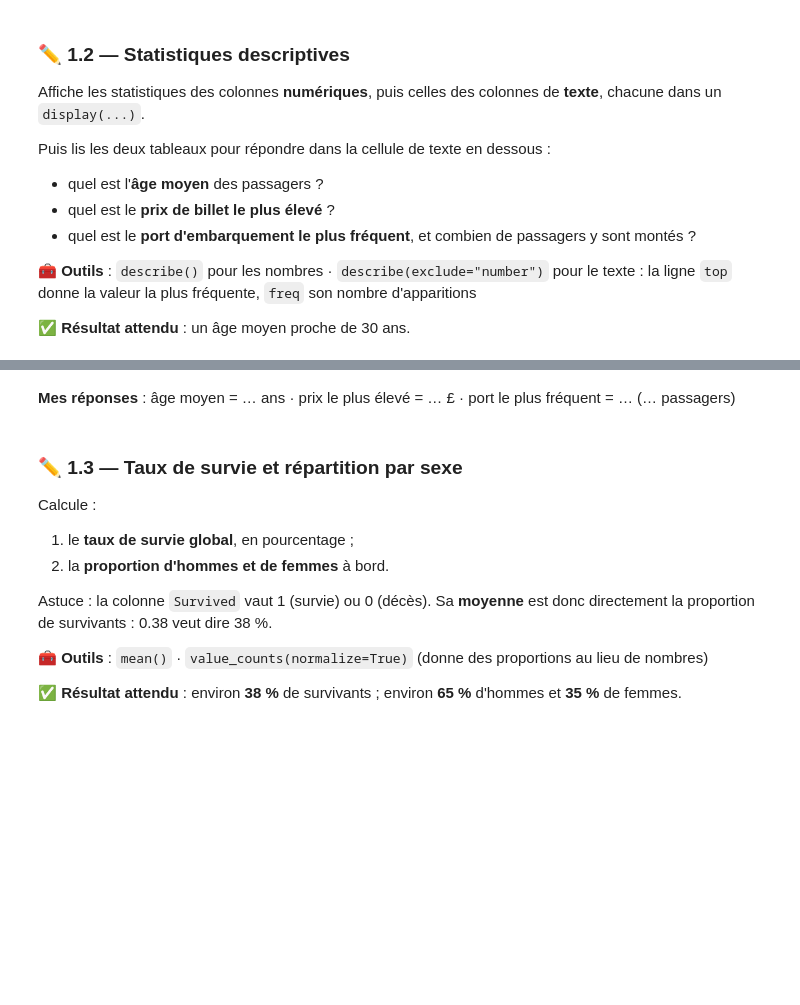
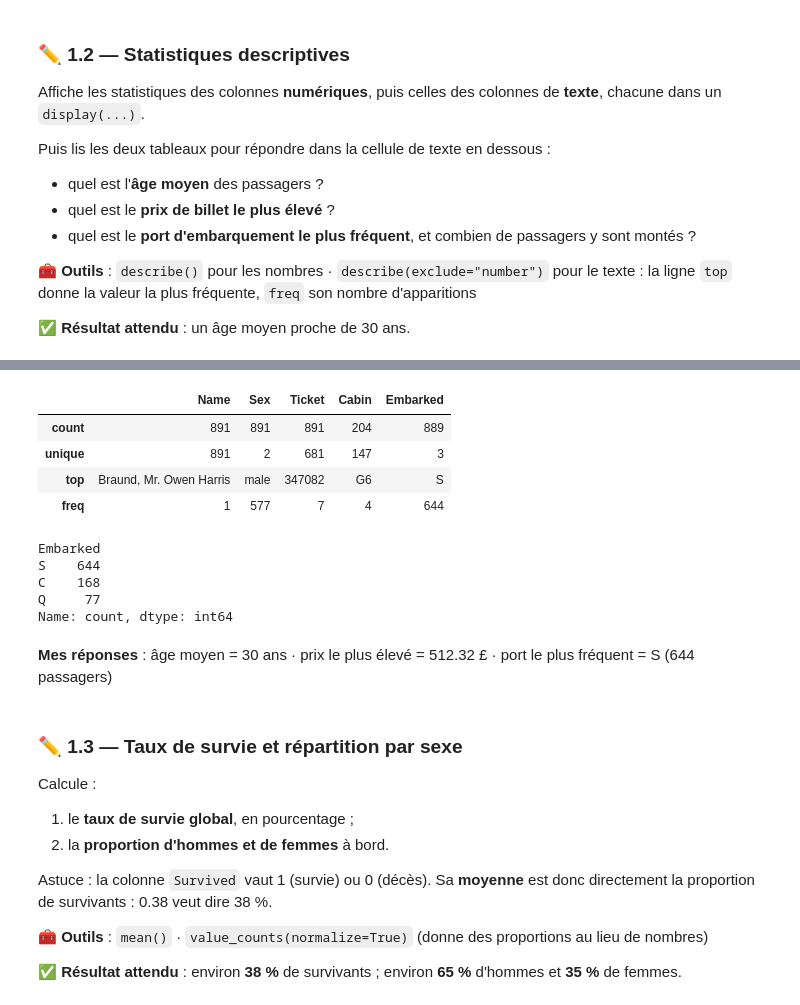
Before and after one commit to DarkSpharx/TitanicDiaaFred, a Jupyter notebook: 2_adapter_pandas_titanic.ipynb, the cells around one changed output, grey strips where cells are left out. Drawn from its saved outputs; the diff is of its cells as text; code cells hidden in the pictures; blank space fills up the shorter version.

```diff
--- a/2_adapter_pandas_titanic.ipynb
+++ b/2_adapter_pandas_titanic.ipynb
@@ -102,5 +120,21 @@ Puis lis les deux tableaux pour répondre dans la cellule de texte en dessous :
+# %%
+titanic.describe(exclude="number")
+# %% [output]
+|  | Name | Sex | Ticket | Cabin | Embarked |
+| count | 891 | 891 | 891 | 204 | 889 |
+| unique | 891 | 2 | 681 | 147 | 3 |
+| top | Braund, Mr. Owen Harris | male | 347082 | G6 | S |
+| freq | 1 | 577 | 7 | 4 | 644 |
+# %%
+titanic["Embarked"].value_counts()
+# %% [output]
+Embarked
+S    644
+C    168
+Q     77
+Name: count, dtype: int64
 # %% [markdown]
-**Mes réponses** : âge moyen = … ans · prix le plus élevé = … £ · port le plus fréquent = … (… passagers)
+**Mes réponses** : âge moyen = 30 ans · prix le plus élevé = 512.32 £ · port le plus fréquent = S (644 passagers)
 # %% [markdown]
 ### ✏️ 1.3 — Taux de survie et répartition par sexe
 
```
Also changed, not shown: parts of 31 cells of this notebook, 1 other file.
